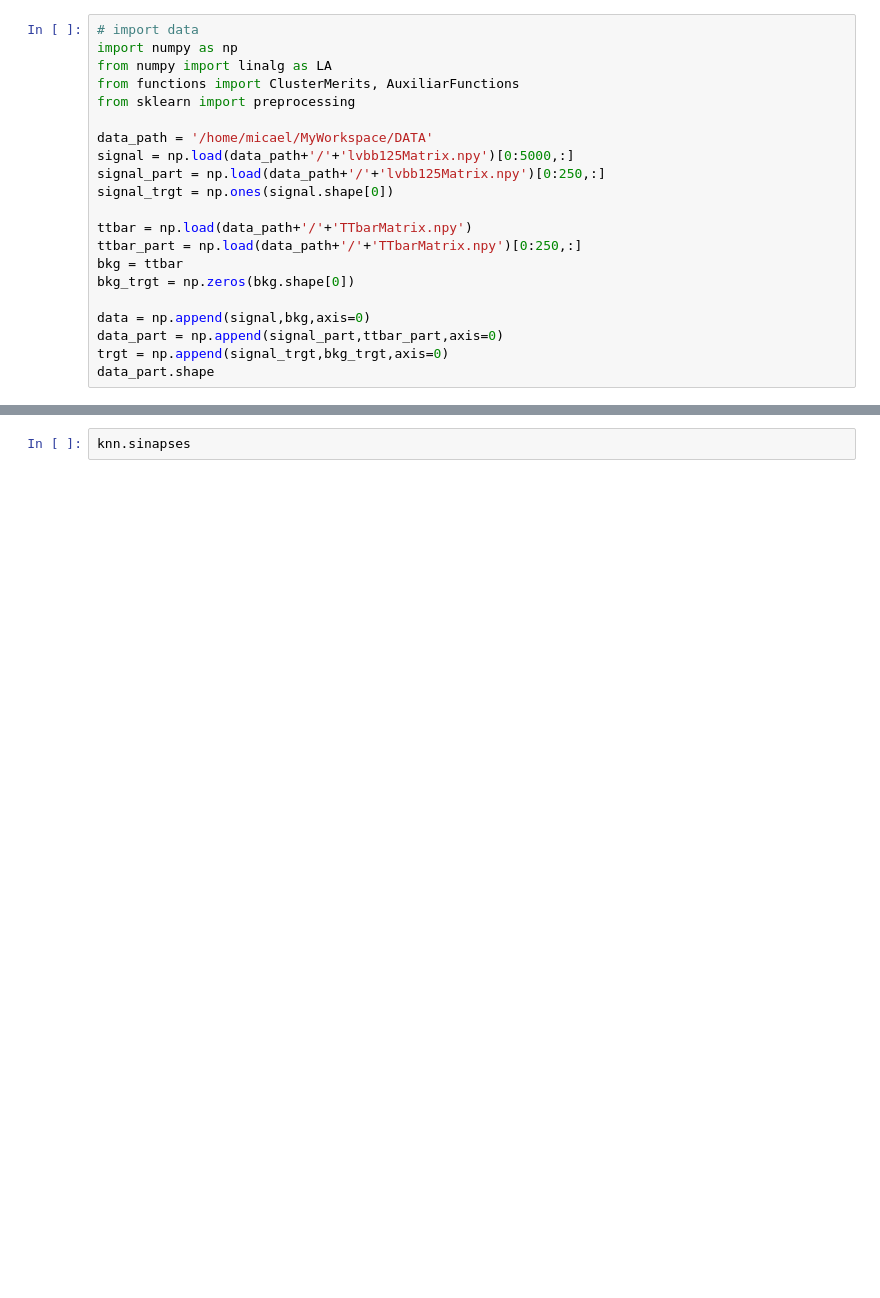
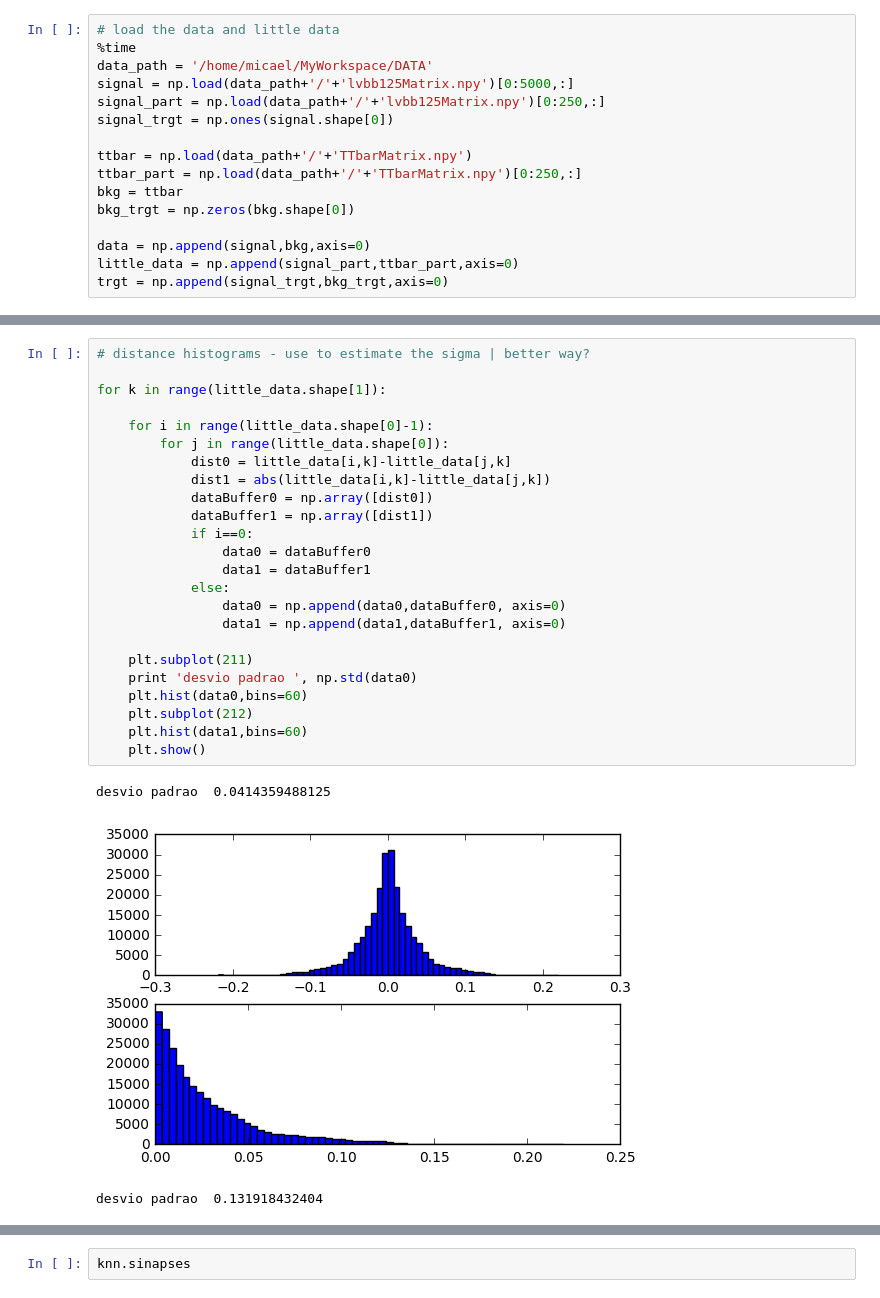
Before and after one commit to micaelverissimo/PtRelAnalysis, a Jupyter notebook: Kohonen.ipynb, the cells around one changed output, grey strips where cells are left out. Saved outputs shown, nothing was run; the diff lists cells and outputs as text; blank space fills up the shorter version.

```diff
--- a/Kohonen.ipynb
+++ b/Kohonen.ipynb
@@ -1,10 +15,6 @@
 # %%
-# import data
-import numpy as np
-from numpy import linalg as LA
-from functions import ClusterMerits, AuxiliarFunctions
-from sklearn import preprocessing
-
+# load the data and little data
+%time
 data_path = '/home/micael/MyWorkspace/DATA'
 signal = np.load(data_path+'/'+'lvbb125Matrix.npy')[0:5000,:]
 signal_part = np.load(data_path+'/'+'lvbb125Matrix.npy')[0:250,:]
@@ -16,7 +26,6 @@ bkg = ttbar
 bkg_trgt = np.zeros(bkg.shape[0])
 
 data = np.append(signal,bkg,axis=0)
-data_part = np.append(signal_part,ttbar_part,axis=0)
+little_data = np.append(signal_part,ttbar_part,axis=0)
 trgt = np.append(signal_trgt,bkg_trgt,axis=0)
-data_part.shape
 # %% [output]
@@ -41,0 +38,28 @@ array([[  2.71048676e-02,   1.44329727e-01,   8.17325786e-02, ...,
+# %%
+# distance histograms - use to estimate the sigma | better way?
+
+for k in range(little_data.shape[1]):
+
+    for i in range(little_data.shape[0]-1):
+        for j in range(little_data.shape[0]):
+            dist0 = little_data[i,k]-little_data[j,k]
+            dist1 = abs(little_data[i,k]-little_data[j,k])
+            dataBuffer0 = np.array([dist0])
+            dataBuffer1 = np.array([dist1])
+            if i==0:
+                data0 = dataBuffer0
+                data1 = dataBuffer1
+            else:
+                data0 = np.append(data0,dataBuffer0, axis=0)
+                data1 = np.append(data1,dataBuffer1, axis=0)
+
+    plt.subplot(211)
+    print 'desvio padrao ', np.std(data0)
+    plt.hist(data0,bins=60)
+    plt.subplot(212)
+    plt.hist(data1,bins=60)
+    plt.show()
+# %% [output]
+desvio padrao  0.0414359488125
+[figure, added]
+desvio padrao  0.131918432404
```
Also changed, not shown: parts of 19 cells of this notebook, 2 other files.
